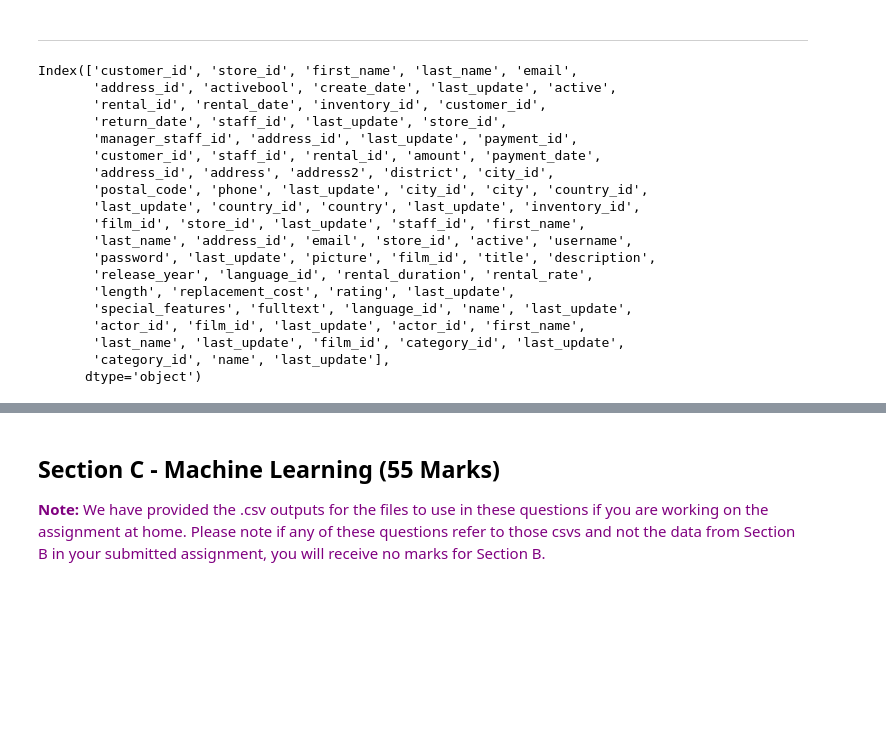
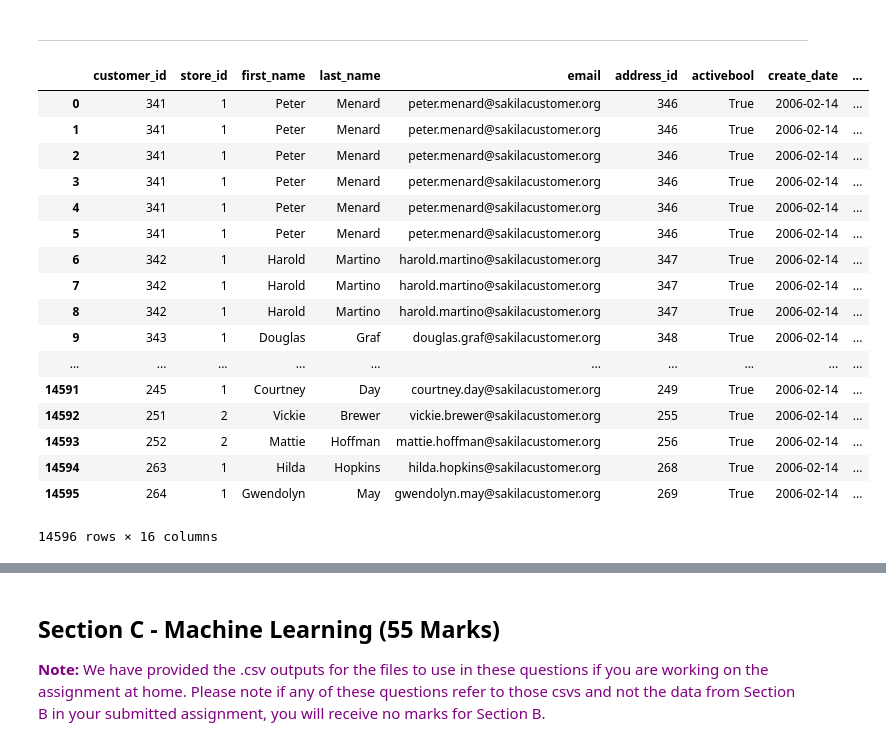
Before and after one commit to DannyFirmin/ML-KMeans-KNN-DecisionTrees, a Jupyter notebook: Assignment-2.ipynb, the cells around one changed output, grey strips where cells are left out. Saved outputs shown, nothing was run; the diff lists cells and outputs as text; code cells hidden in the pictures; blank space fills up the shorter version.

```diff
--- a/Assignment-2.ipynb
+++ b/Assignment-2.ipynb
@@ -298,26 +285,25 @@ data1
 # %% [markdown]
 ***
 # %%
-data1.columns
+data1
 # %% [output]
+|  | customer_id | store_id | first_name | last_name | email | address_id | activebool | create_date | ... |
+| 0 | 341 | 1 | Peter | Menard | peter.menard@sakilacustomer.org | 346 | True | 2006-02-14 | ... |
+| 1 | 341 | 1 | Peter | Menard | peter.menard@sakilacustomer.org | 346 | True | 2006-02-14 | ... |
+| 2 | 341 | 1 | Peter | Menard | peter.menard@sakilacustomer.org | 346 | True | 2006-02-14 | ... |
+| 3 | 341 | 1 | Peter | Menard | peter.menard@sakilacustomer.org | 346 | True | 2006-02-14 | ... |
+| 4 | 341 | 1 | Peter | Menard | peter.menard@sakilacustomer.org | 346 | True | 2006-02-14 | ... |
+| 5 | 341 | 1 | Peter | Menard | peter.menard@sakilacustomer.org | 346 | True | 2006-02-14 | ... |
+| 6 | 342 | 1 | Harold | Martino | harold.martino@sakilacustomer.org | 347 | True | 2006-02-14 | ... |
+| 7 | 342 | 1 | Harold | Martino | harold.martino@sakilacustomer.org | 347 | True | 2006-02-14 | ... |
+| 8 | 342 | 1 | Harold | Martino | harold.martino@sakilacustomer.org | 347 | True | 2006-02-14 | ... |
+| 9 | 343 | 1 | Douglas | Graf | douglas.graf@sakilacustomer.org | 348 | True | 2006-02-14 | ... |
+| ... | ... | ... | ... | ... | ... | ... | ... | ... | ... |
+| 14591 | 245 | 1 | Courtney | Day | courtney.day@sakilacustomer.org | 249 | True | 2006-02-14 | ... |
+| 14592 | 251 | 2 | Vickie | Brewer | vickie.brewer@sakilacustomer.org | 255 | True | 2006-02-14 | ... |
+| 14593 | 252 | 2 | Mattie | Hoffman | mattie.hoffman@sakilacustomer.org | 256 | True | 2006-02-14 | ... |
+| 14594 | 263 | 1 | Hilda | Hopkins | hilda.hopkins@sakilacustomer.org | 268 | True | 2006-02-14 | ... |
+| 14595 | 264 | 1 | Gwendolyn | May | gwendolyn.may@sakilacustomer.org | 269 | True | 2006-02-14 | ... |
-Index(['customer_id', 'store_id', 'first_name', 'last_name', 'email',
-       'address_id', 'activebool', 'create_date', 'last_update', 'active',
-       'rental_id', 'rental_date', 'inventory_id', 'customer_id',
-       'return_date', 'staff_id', 'last_update', 'store_id',
-       'manager_staff_id', 'address_id', 'last_update', 'payment_id',
-       'customer_id', 'staff_id', 'rental_id', 'amount', 'payment_date',
-       'address_id', 'address', 'address2', 'district', 'city_id',
-       'postal_code', 'phone', 'last_update', 'city_id', 'city', 'country_id',
-       'last_update', 'country_id', 'country', 'last_update', 'inventory_id',
-       'film_id', 'store_id', 'last_update', 'staff_id', 'first_name',
-       'last_name', 'address_id', 'email', 'store_id', 'active', 'username',
-       'password', 'last_update', 'picture', 'film_id', 'title', 'description',
-       'release_year', 'language_id', 'rental_duration', 'rental_rate',
-       'length', 'replacement_cost', 'rating', 'last_update',
-       'special_features', 'fulltext', 'language_id', 'name', 'last_update',
-       'actor_id', 'film_id', 'last_update', 'actor_id', 'first_name',
-       'last_name', 'last_update', 'film_id', 'category_id', 'last_update',
-       'category_id', 'name', 'last_update'],
-      dtype='object')
+14596 rows × 16 columns
 # %%
 data1.iloc[250:255]
```
Also changed, not shown: parts of 2 cells of this notebook, 12 other files.
